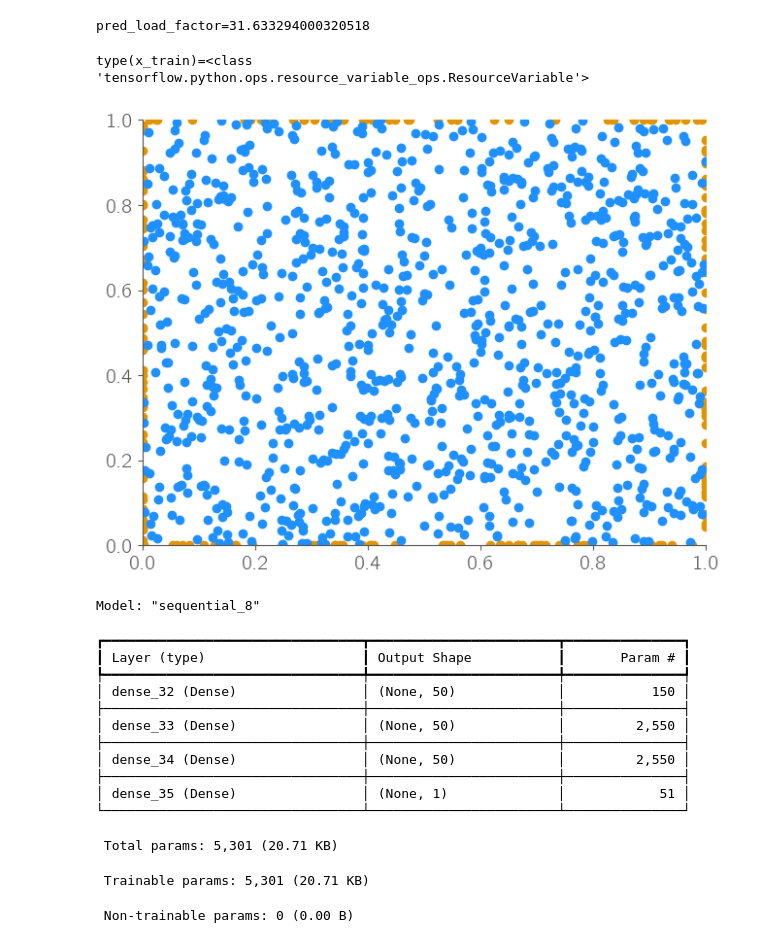
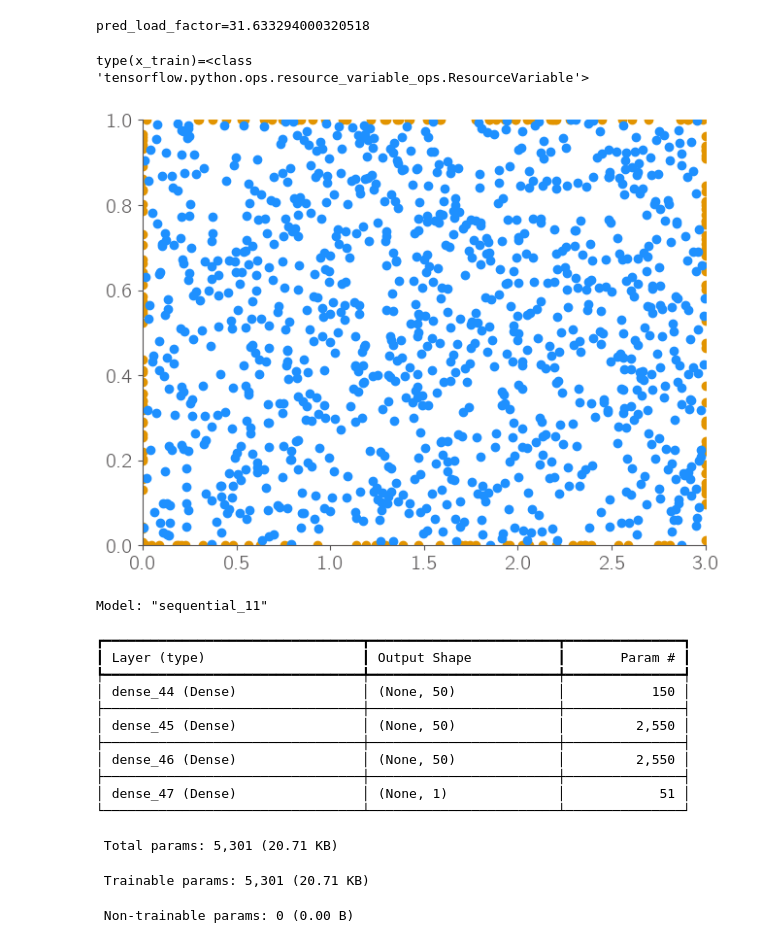
Before and after one commit to sean-engelstad/ml-pde-buckling, a Jupyter notebook: ml-pinn/1_strong-4th.ipynb, the cells around one changed output. Cells and saved outputs as stored; diff of their text form; code cells hidden in the pictures.

```diff
--- a/ml-pinn/1_strong-4th.ipynb
+++ b/ml-pinn/1_strong-4th.ipynb
@@ -15,8 +15,8 @@ if axial:
 else:
     Nxx, Nxy, Nyy = (0, 1e2, 0)
 
-a, b = (1, 1)
-# (a, b) = (3, 1)
+# a, b = (1, 1)
+(a, b) = (3, 1)
 
 # predict the buckling load factor (BLF)
 pi = 3.14159
@@ -52,37 +52,42 @@ def gen_collocation_points(num_domain, minval, maxval):
     # data_init = tf.random_uniform_initializer(minval=minval, maxval=maxval, seed=0)
     # return tf.Variable(data_init(shape=[num_domain, 1]), dtype=tf.float32)
     return tf.Variable(X_r, dtype=DTYPE)
 
 x_train = gen_collocation_points(num_domain, lb, ub)
 x_test = gen_collocation_points(num_test, lb, ub)
 print(f"{type(x_train)=}")
 
 x = x_train[:,0:1]
 y = x_train[:,1:2]
 
+x2 = x_test[:,0:1]
+y2 = x_test[:,1:2]
+
 # generate boundary domain points
 N_b = 100
 x_b1 = tf.random.uniform((N_b,1), lb[0], ub[0], dtype=DTYPE)
 y_b1 = lb[1] + (ub[1] - lb[1]) * \
     tf.keras.backend.random_bernoulli((N_b,1), 0.5, dtype=DTYPE)
-X_b1 = tf.concat([x_b1, y_b1], axis=0)
+X_b1 = tf.concat([x_b1, y_b1], axis=1)
 
 # boundary data on x edges
 y_b2 = tf.random.uniform((N_b,1), lb[1], ub[1], dtype=DTYPE)
 x_b2 = lb[0] + (ub[0] - lb[0]) * \
     tf.keras.backend.random_bernoulli((N_b,1), 0.5, dtype=DTYPE)
-X_b2 = tf.concat([x_b2, y_b2], axis=0)
+# print(f"{x_b2=}")
+X_b2 = tf.concat([x_b2, y_b2], axis=1)
+# print(f"{X_b2=}")
 # print(f"{x_b2=}")
 
-x_bndry = tf.Variable(tf.concat([X_b1, X_b2], axis=1), dtype=DTYPE)
+x_bndry = tf.Variable(tf.concat([X_b1, X_b2], axis=0), dtype=DTYPE)
 
 # plot the data to check
 plt.scatter(x_bndry[:,0], x_bndry[:,1])
 plt.scatter(x_train[:1000,0], x_train[:1000,1]) # only show 1000 of the points
 plt.show()
 # %% [output]
 type(x_train)=<class 'tensorflow.python.ops.resource_variable_ops.ResourceVariable'>
-[figure, old version]
+[figure, new version]
 # %%
 from tensorflow.keras.initializers import HeNormal
 
@@ -110,17 +115,17 @@ model.summary()
 guess = pred_load_factor # cheat guess first
 lambda_var = model.add_weight(name="lambda_var", initializer=tf.keras.initializers.Constant(guess), trainable=True)
 # %% [output]
-Model: "sequential_8"
+Model: "sequential_11"
 ┏━━━━━━━━━━━━━━━━━━━━━━━━━━━━━━━━━┳━━━━━━━━━━━━━━━━━━━━━━━━┳━━━━━━━━━━━━━━━┓
 ┃ Layer (type)                    ┃ Output Shape           ┃       Param # ┃
 ┡━━━━━━━━━━━━━━━━━━━━━━━━━━━━━━━━━╇━━━━━━━━━━━━━━━━━━━━━━━━╇━━━━━━━━━━━━━━━┩
-│ dense_32 (Dense)                │ (None, 50)             │           150 │
+│ dense_44 (Dense)                │ (None, 50)             │           150 │
 ├─────────────────────────────────┼────────────────────────┼───────────────┤
-│ dense_33 (Dense)                │ (None, 50)             │         2,550 │
+│ dense_45 (Dense)                │ (None, 50)             │         2,550 │
 ├─────────────────────────────────┼────────────────────────┼───────────────┤
-│ dense_34 (Dense)                │ (None, 50)             │         2,550 │
+│ dense_46 (Dense)                │ (None, 50)             │         2,550 │
 ├─────────────────────────────────┼────────────────────────┼───────────────┤
-│ dense_35 (Dense)                │ (None, 1)              │            51 │
+│ dense_47 (Dense)                │ (None, 1)              │            51 │
 └─────────────────────────────────┴────────────────────────┴───────────────┘
  Total params: 5,301 (20.71 KB)
  Trainable params: 5,301 (20.71 KB)
```
Also changed, not shown: parts of 5 cells of this notebook.
